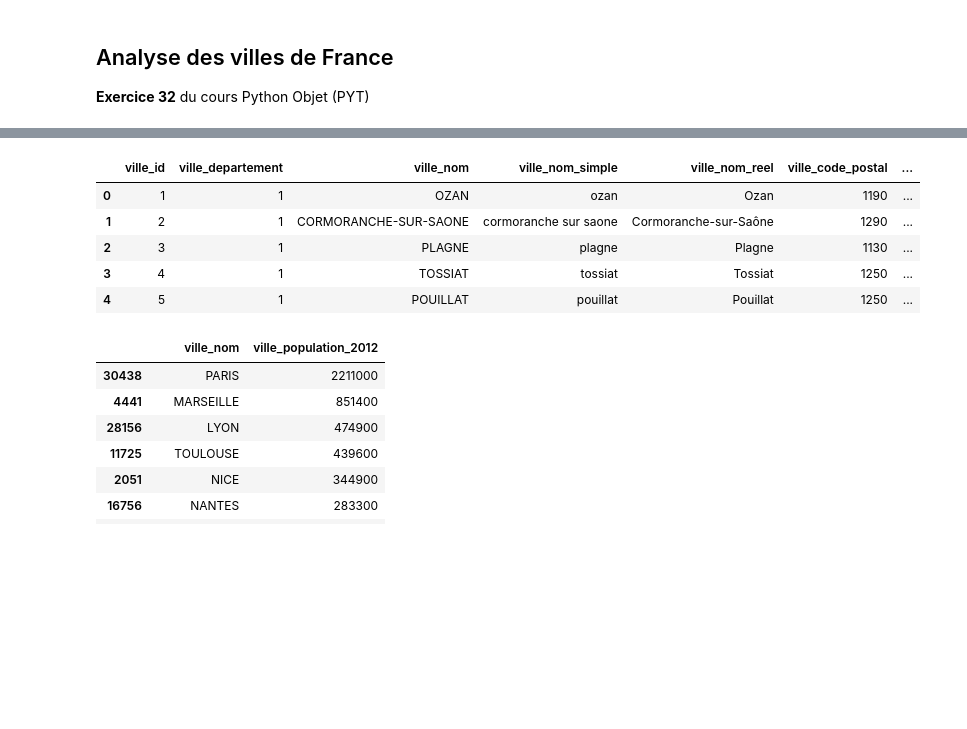
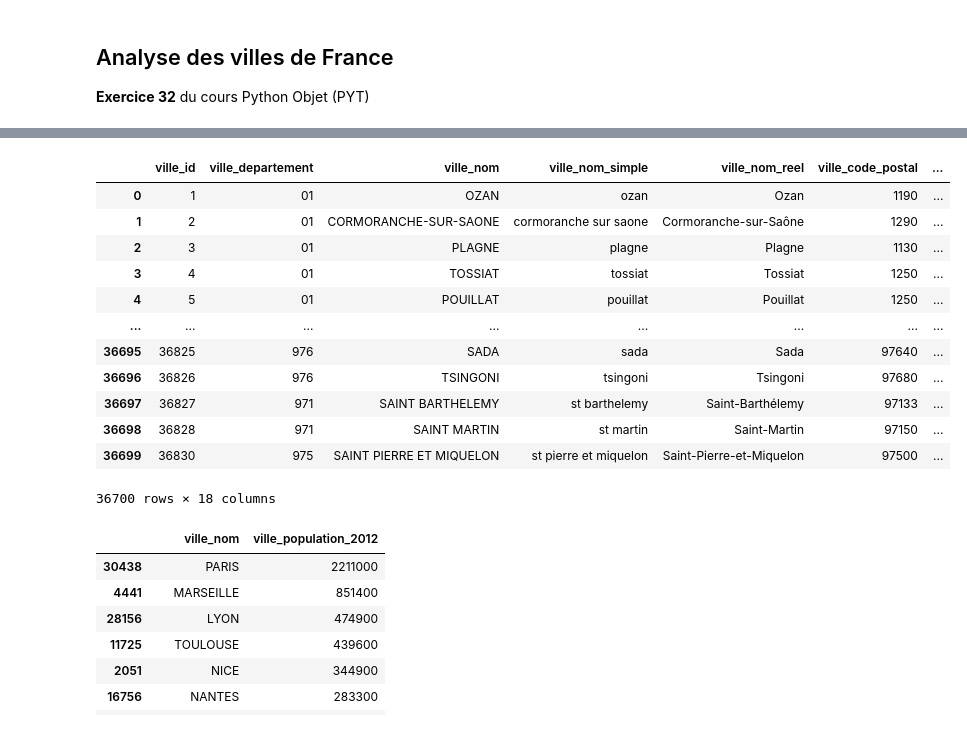
Before and after one commit to ZorroLeVrai/Python.Cours.PYT, a Jupyter notebook: Exercices/Corrections/Notebooks/ex_032.ipynb, the cells around one changed output, grey strips where cells are left out. Drawn from its saved outputs; the diff is of its cells as text; code cells hidden in the pictures; blank space fills up the shorter version.

```diff
--- a/Exercices/Corrections/Notebooks/ex_032.ipynb
+++ b/Exercices/Corrections/Notebooks/ex_032.ipynb
@@ -25,13 +32,20 @@ df_departements.head()
 # %%
-df_villes = pd.read_csv(fichier_villes, dtype={"ville_departement": "str", "ville_code_commune": "str"})
+df_villes = pd.read_csv(fichier_villes, dtype={"ville_departement": "string", "ville_code_commune": "string"})
 
-df_villes.head()
+df_villes
 # %% [output]
 |  | ville_id | ville_departement | ville_nom | ville_nom_simple | ville_nom_reel | ville_code_postal | ... |
-| 0 | 1 | 1 | OZAN | ozan | Ozan | 1190 | ... |
-| 1 | 2 | 1 | CORMORANCHE-SUR-SAONE | cormoranche sur saone | Cormoranche-sur-Saône | 1290 | ... |
-| 2 | 3 | 1 | PLAGNE | plagne | Plagne | 1130 | ... |
-| 3 | 4 | 1 | TOSSIAT | tossiat | Tossiat | 1250 | ... |
-| 4 | 5 | 1 | POUILLAT | pouillat | Pouillat | 1250 | ... |
+| 0 | 1 | 01 | OZAN | ozan | Ozan | 1190 | ... |
+| 1 | 2 | 01 | CORMORANCHE-SUR-SAONE | cormoranche sur saone | Cormoranche-sur-Saône | 1290 | ... |
+| 2 | 3 | 01 | PLAGNE | plagne | Plagne | 1130 | ... |
+| 3 | 4 | 01 | TOSSIAT | tossiat | Tossiat | 1250 | ... |
+| 4 | 5 | 01 | POUILLAT | pouillat | Pouillat | 1250 | ... |
+| ... | ... | ... | ... | ... | ... | ... | ... |
+| 36695 | 36825 | 976 | SADA | sada | Sada | 97640 | ... |
+| 36696 | 36826 | 976 | TSINGONI | tsingoni | Tsingoni | 97680 | ... |
+| 36697 | 36827 | 971 | SAINT BARTHELEMY | st barthelemy | Saint-Barthélemy | 97133 | ... |
+| 36698 | 36828 | 971 | SAINT MARTIN | st martin | Saint-Martin | 97150 | ... |
+| 36699 | 36830 | 975 | SAINT PIERRE ET MIQUELON | st pierre et miquelon | Saint-Pierre-et-Miquelon | 97500 | ... |
+36700 rows × 18 columns
 # %%
 # 2. Affichez la liste des 10 villes les plus peuplées en 2012
```
Also changed, not shown: parts of 10 cells of this notebook, 4 other files.
